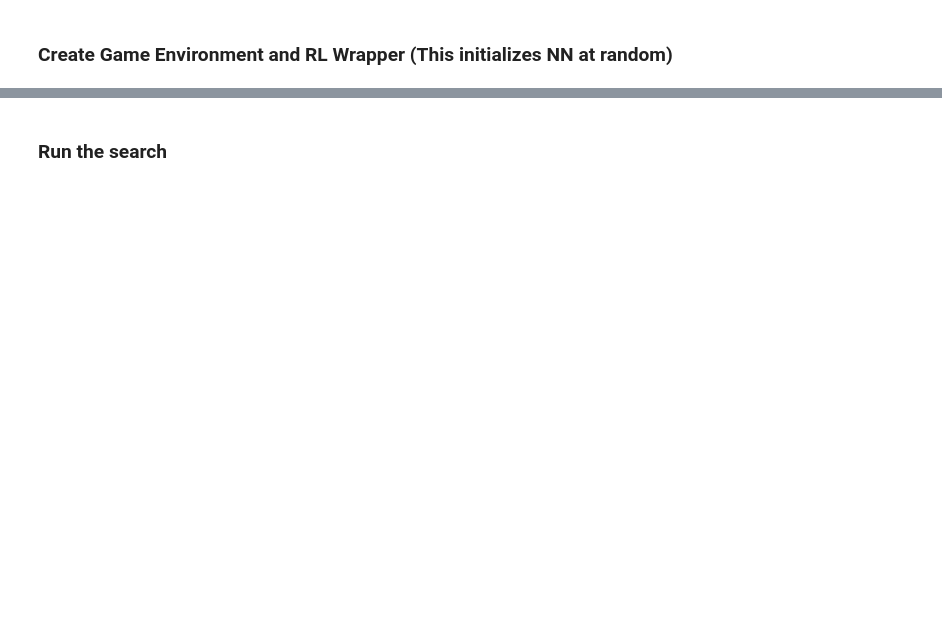
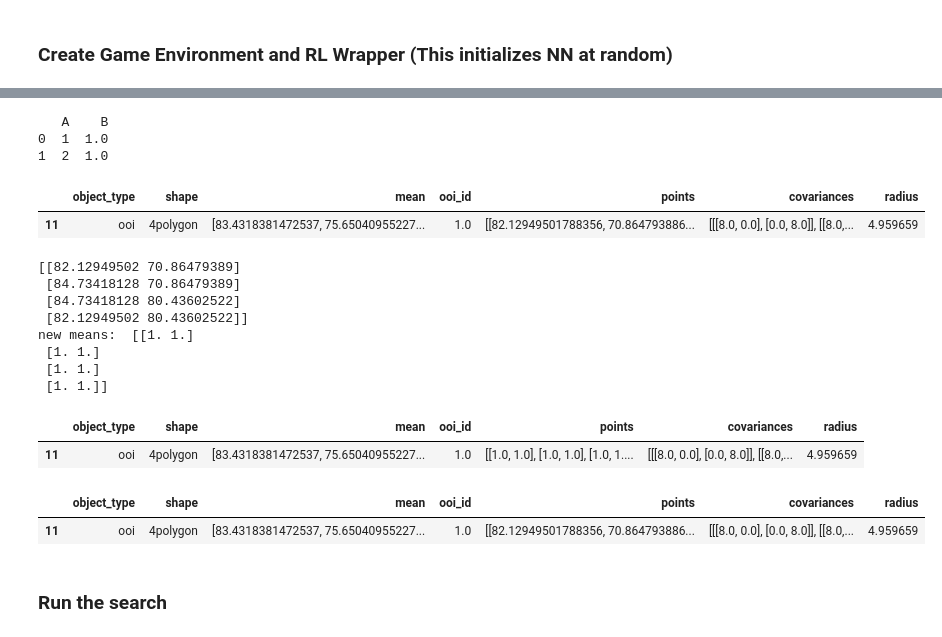
Before and after one commit to ALCarroll24/MeasurementMCTS, a Jupyter notebook: run_mcts.ipynb, the cells around one changed output, grey strips where cells are left out. Saved outputs shown, nothing was run; the diff lists cells and outputs as text; code cells hidden in the pictures; blank space fills up the shorter version.

```diff
--- a/run_mcts.ipynb
+++ b/run_mcts.ipynb
@@ -20,3 +132,50 @@ Model loaded
+# %%
+import pandas as pd
+import numpy as np
+
+# Create a DataFrame
+df = pd.DataFrame({'A': [1, 2]})
+
+# Create a NumPy array
+arr = np.array([10, 20])
+arr2 = np.ones((2,))
+
+# Assign the array to a new column
+df['B'] = arr
+df['B'] = arr2
+print(df)
+# %% [output]
+   A    B
+0  1  1.0
+1  2  1.0
+# %%
+df = env.object_manager.get_df()
+ooi_row = df.loc[df['ooi_id'] == 1]
+display(ooi_row.head())
+print(ooi_row['points'].to_numpy()[0])
+means = np.ones((4,2))
+
+print('new means: ', means)
+# df.loc[df['ooi_id'] == 1, 'points'].to_numpy()[0] = means
+ooi_row['points'].values[0] = means
+display(ooi_row.head())
+
+display(df.loc[df['ooi_id'] == 1])
+# %% [output]
+|  | object_type | shape | mean | ooi_id | points | covariances | radius |
+| 11 | ooi | 4polygon | [83.4318381472537, 75.65040955227... | 1.0 | [[82.12949501788356, 70.864793886... | [[[8.0, 0.0], [0.0, 8.0]], [[8.0,... | 4.959659 |
+[[82.12949502 70.86479389]
+ [84.73418128 70.86479389]
+ [84.73418128 80.43602522]
+ [82.12949502 80.43602522]]
+new means:  [[1. 1.]
+ [1. 1.]
+ [1. 1.]
+ [1. 1.]]
+|  | object_type | shape | mean | ooi_id | points | covariances | radius |
+| 11 | ooi | 4polygon | [83.4318381472537, 75.65040955227... | 1.0 | [[1.0, 1.0], [1.0, 1.0], [1.0, 1.... | [[[8.0, 0.0], [0.0, 8.0]], [[8.0,... | 4.959659 |
+|  | object_type | shape | mean | ooi_id | points | covariances | radius |
+| 11 | ooi | 4polygon | [83.4318381472537, 75.65040955227... | 1.0 | [[82.12949501788356, 70.864793886... | [[[8.0, 0.0], [0.0, 8.0]], [[8.0,... | 4.959659 |
 # %% [markdown]
 ### Run the search
 # %%
```
Also changed, not shown: parts of 6 cells of this notebook, 9 other files.
